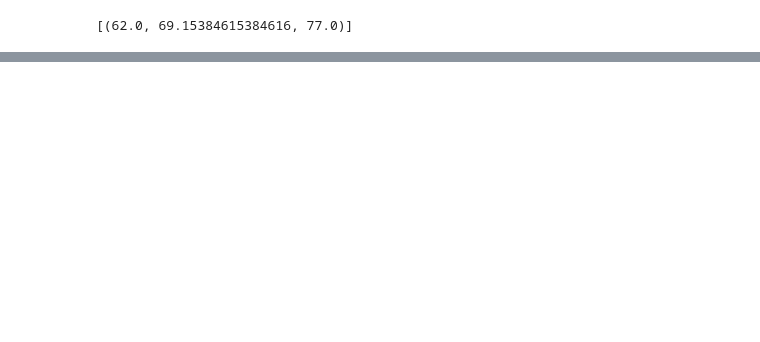
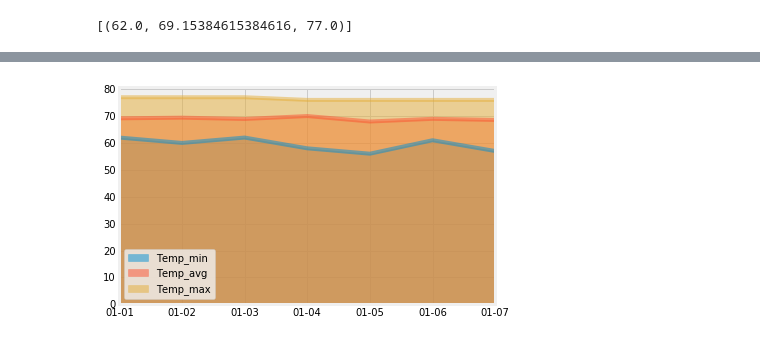
Before and after one commit to shilpiray/Surfs_Up, a Jupyter notebook: climate_starter.ipynb, the cells around one changed output, grey strips where cells are left out. Cells and saved outputs as stored; diff of their text form; code cells hidden in the pictures; blank space fills up the shorter version.

```diff
--- a/climate_starter.ipynb
+++ b/climate_starter.ipynb
@@ -258,9 +286,28 @@ daily_normals("01-01")
 # push each tuple of calculations into a list called `normals`
 
 # Set the start and end date of the trip
+start_date = '2017-01-01'
+end_date = '2017-01-07'
+# Use the start and end date to create a range of dates
 
-# Use the start and end date to create a range of dates
+date =  session.query(func.strftime("%m-%d",Measurement.date)).filter(Measurement.date.between(start_date,end_date)).\
+        group_by(Measurement.date).all()
+
+j = []
+for i in date:
+    j.append(i[0])
+
 
 # Stip off the year and save a list of %m-%d strings
 
 # Loop through the list of %m-%d strings and calculate the normals for each date
+i = 0
+trip_temp_list = []
+
+t_min = []
+t_max = []
+t_avg =[]
+for a in j:
+    t_min.append(daily_normals(a)[0][0])
+    t_avg.append(daily_normals(a)[0][1])
+    t_max.append(daily_normals(a)[0][2])
@@ -268,0 +314,7 @@ daily_normals("01-01")
+# %%
+# Create a zipped list of tuples from above lists
+zippedList =  list(zip(t_min, t_avg, t_max))
+
+# Create a dataframe from zipped list
+final_df = pd.DataFrame(zippedList, columns = ['Temp_min' , 'Temp_avg', 'Temp_max'], index=j)
+final_df
@@ -269,2 +330,6 @@ daily_normals("01-01")
 # %%
 # Plot the daily normals as an area plot with `stacked=False`
+final_df.plot.area(stacked=False)
+plt.savefig('area_plot.png')
+# %% [output]
+[figure, added]
```
Also changed, not shown: parts of 10 cells of this notebook, 5 other files.
